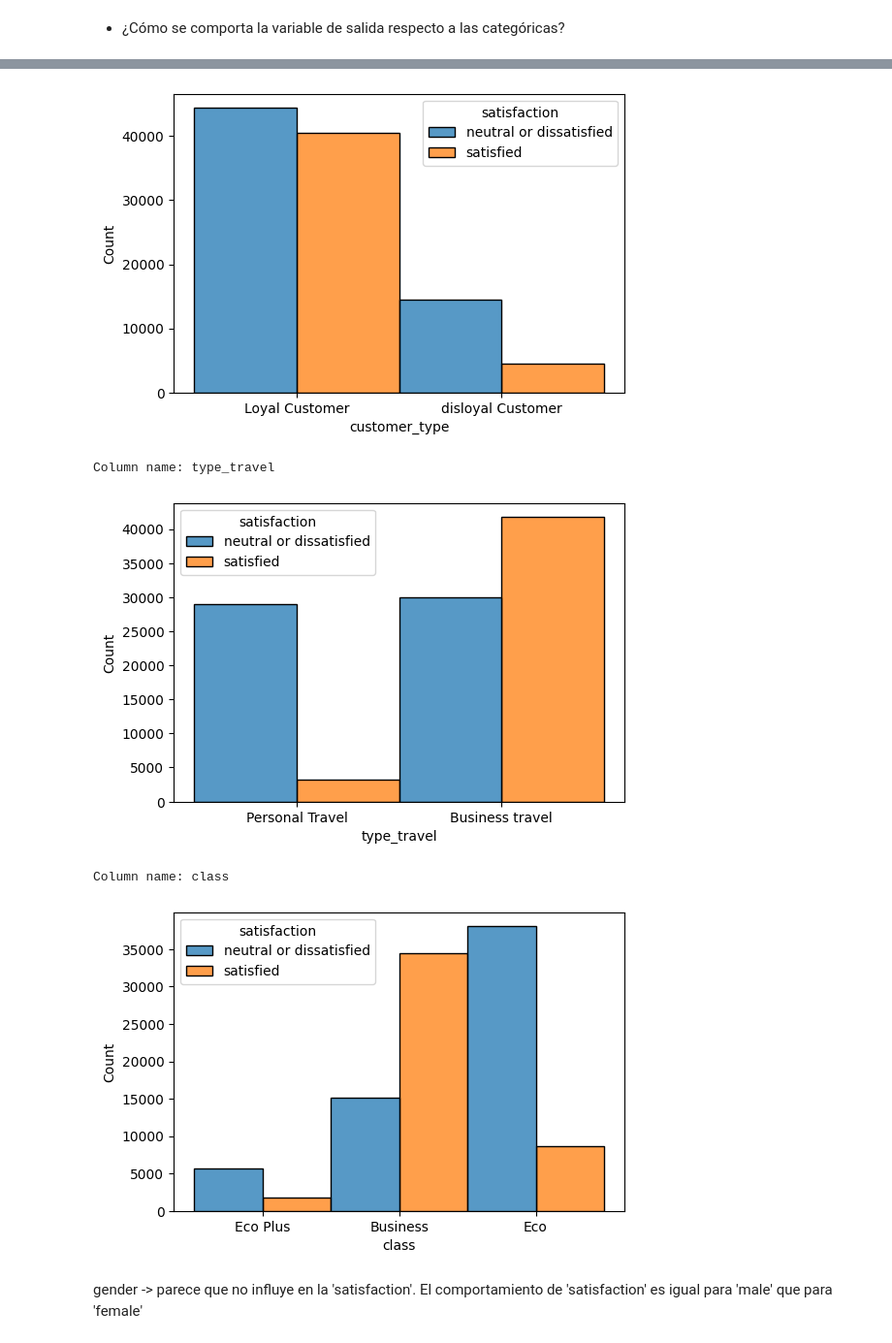
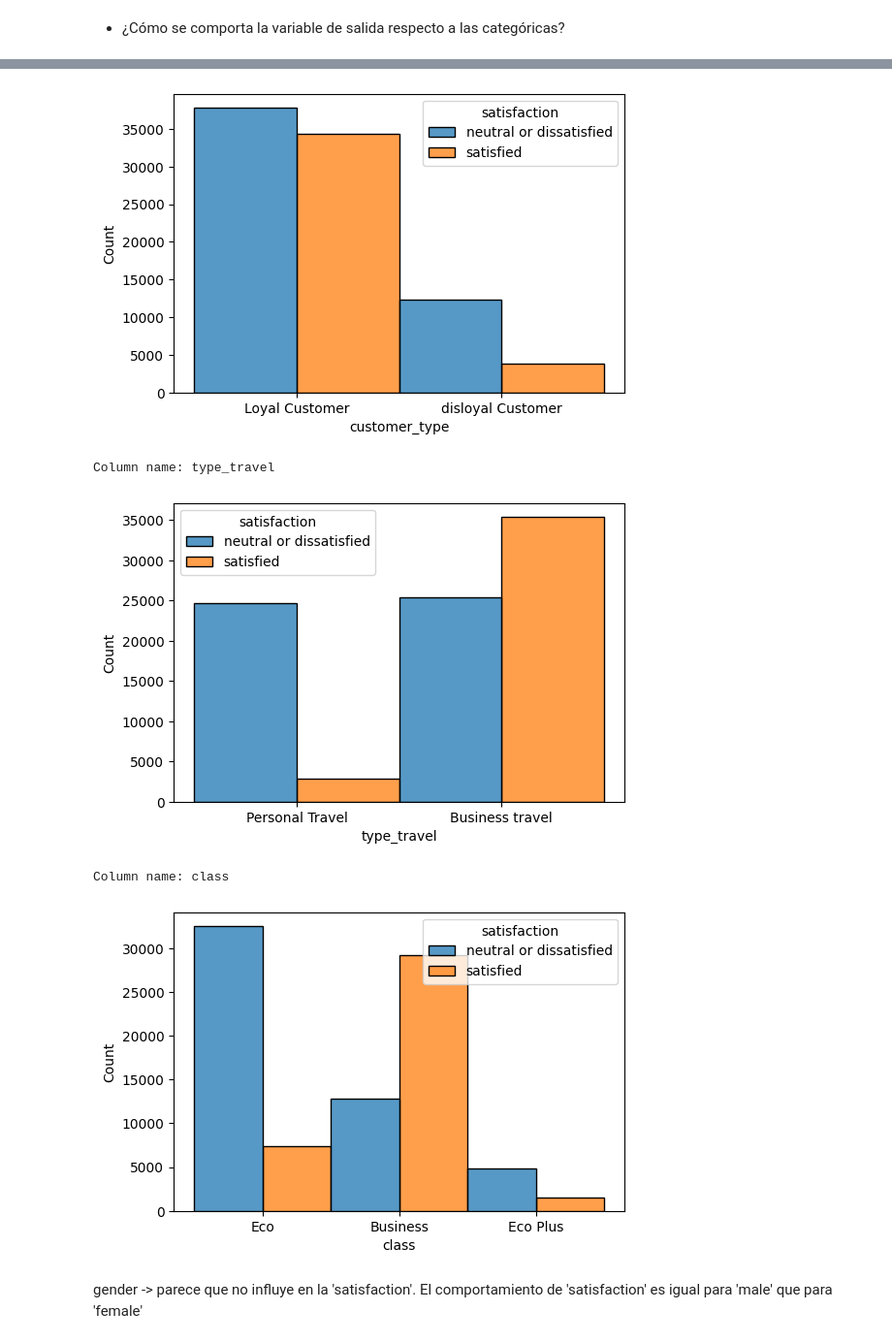
Before and after one commit to AI-School-F5-P2/proyecto_airlines_equipo_2, a Jupyter notebook: airlines.ipynb, the cells around one changed output, grey strips where cells are left out. Shown at 97% size. Saved outputs shown, nothing was run; the diff lists cells and outputs as text; code cells hidden in the pictures.

```diff
--- a/airlines.ipynb
+++ b/airlines.ipynb
@@ -118,0 +127,6 @@ Hay muy pocos nulos en el dataset. Solamente en la columna arrival_delay. Al ser
+# %%
+#separación usando scikit learn train_test_split
+train, test = train_test_split(df, test_size = 0.15, random_state = 42)
+
+#creamos una copia de train
+df_air = train.copy()
@@ -172,7 +256,7 @@ for col in cat:
     print(f"Column name: {col}")
     plt.figure(figsize = (6, 4))
     plt.subplot(111)
-    sns.histplot(data = df, x = df[col], hue = 'satisfaction', multiple = 'dodge', binwidth = 0.5)
+    sns.histplot(data = df_air, x = df_air[col], hue = 'satisfaction', multiple = 'dodge', binwidth = 0.5)
     plt.show()
     print()
 # %% [output]
@@ -181,9 +265,9 @@ Column name: gender
 Column name: customer_type
-[figure, old version]
+[figure, new version]
 Column name: type_travel
-[figure, old version]
+[figure, new version]
 Column name: class
-[figure, old version]
+[figure, new version]
 # %% [markdown]
 gender -> parece que no influye en la 'satisfaction'. El comportamiento de 'satisfaction' es igual para 'male' que para 'female'
 # %% [markdown]
```
Also changed, not shown: parts of 48 cells of this notebook.
